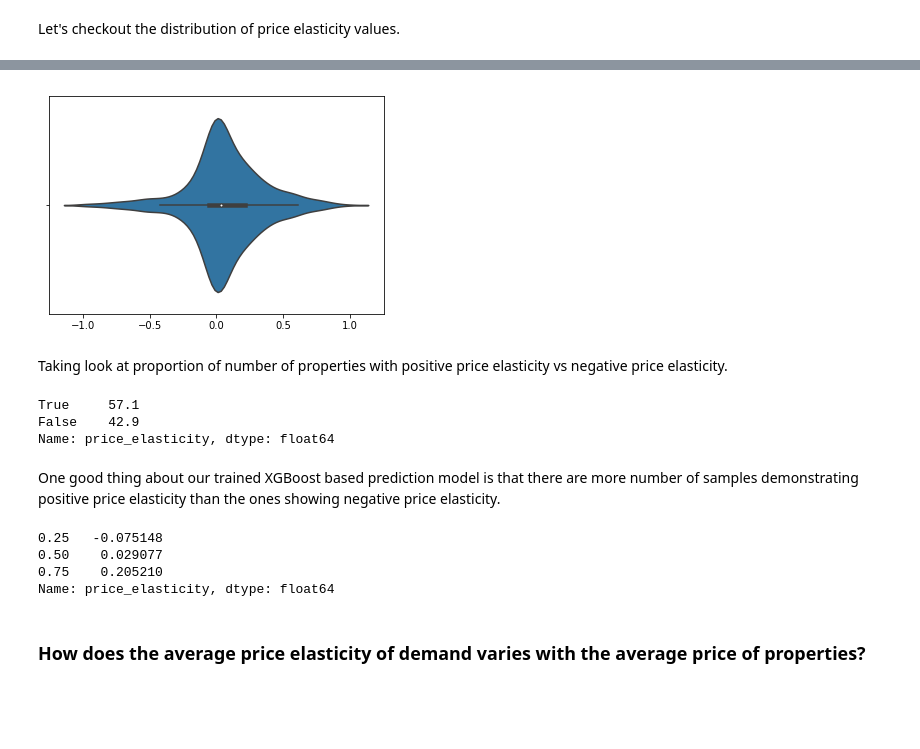
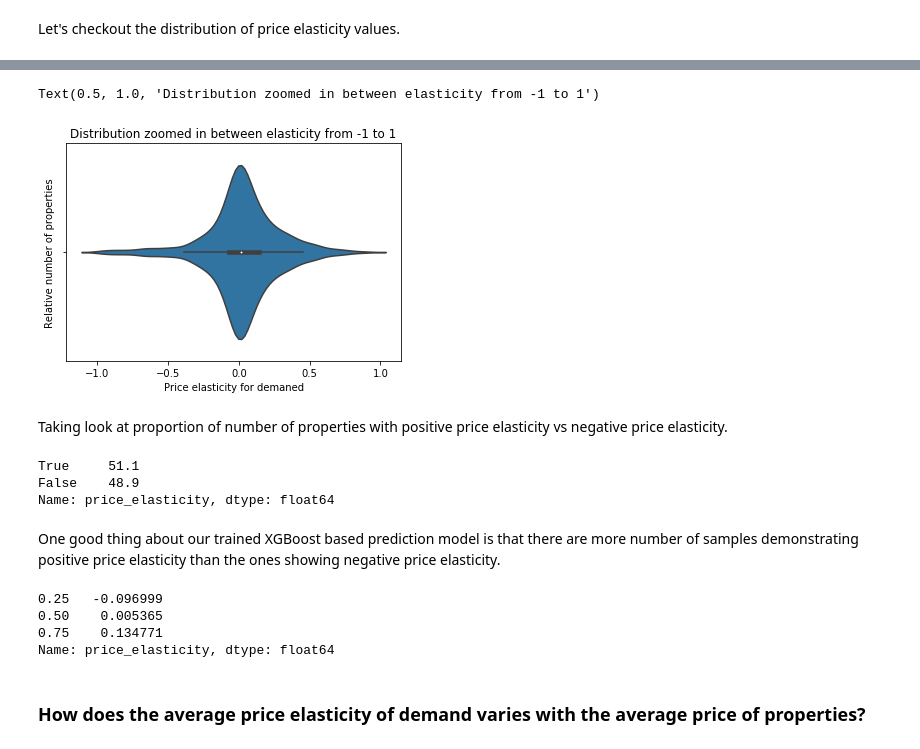
Before and after one commit to patelatharva/Analysis_of_Airbnb_property_listings_dataset, a Jupyter notebook: colab_tuning_booking_price_to_maximize_expected_revenue.ipynb, the cells around one changed output, grey strips where cells are left out. Cells and saved outputs as stored; diff of their text form; code cells hidden in the pictures; blank space fills up the shorter version.

```diff
--- a/colab_tuning_booking_price_to_maximize_expected_revenue.ipynb
+++ b/colab_tuning_booking_price_to_maximize_expected_revenue.ipynb
@@ -77,7 +72,7 @@ project_dir = "/content/gdrive/My Drive/Data Scientist/airbnb"
 # %%
 # project_dir = "."
 # %%
-data_dir = project_dir + "/data/boston"
+data_dir = project_dir + "/data/seattle"
 # %%
 calendar = pd.read_csv(data_dir + "/calendar.csv")
 reviews = pd.read_csv(data_dir + "/reviews.csv")
@@ -1815,23 +1774,27 @@ violin = sns.violinplot(x=tuned_data["price_elasticity"])
 # %%
 violin = sns.violinplot(x=tuned_data.query("price_elasticity < 1 and price_elasticity > -1")["price_elasticity"])
+violin.set_xlabel("Price elasticity for demaned")
+violin.set_ylabel("Relative number of properties")
+violin.set_title("Distribution zoomed in between elasticity from -1 to 1")
 # %% [output]
+Text(0.5, 1.0, 'Distribution zoomed in between elasticity from -1 to 1')
-[figure, old version]
+[figure, new version]
 # %% [markdown]
 Taking look at proportion of number of properties with positive price elasticity vs negative price elasticity.
 # %%
-100 * (tuned_data_1["price_elasticity"] > 0).value_counts()/(tuned_data_1["price_elasticity"]).count()
+100 * (tuned_data["price_elasticity"] > 0).value_counts()/(tuned_data["price_elasticity"]).count()
 # %% [output]
-True     57.1
-False    42.9
+True     51.1
+False    48.9
 Name: price_elasticity, dtype: float64
 # %% [markdown]
 One good thing about our trained XGBoost based prediction model is that there are more number of samples demonstrating positive price elasticity than the ones showing negative price elasticity.
 # %%
-tuned_data_1["price_elasticity"].quantile([.25, .5, .75])
+tuned_data["price_elasticity"].quantile([.25, .5, .75])
 # %% [output]
-0.25   -0.075148
-0.50    0.029077
-0.75    0.205210
+0.25   -0.096999
+0.50    0.005365
+0.75    0.134771
 Name: price_elasticity, dtype: float64
 # %% [markdown]
 ### How does the average price elasticity of demand varies with the average price of properties?
```
Also changed, not shown: parts of 52 cells of this notebook.
